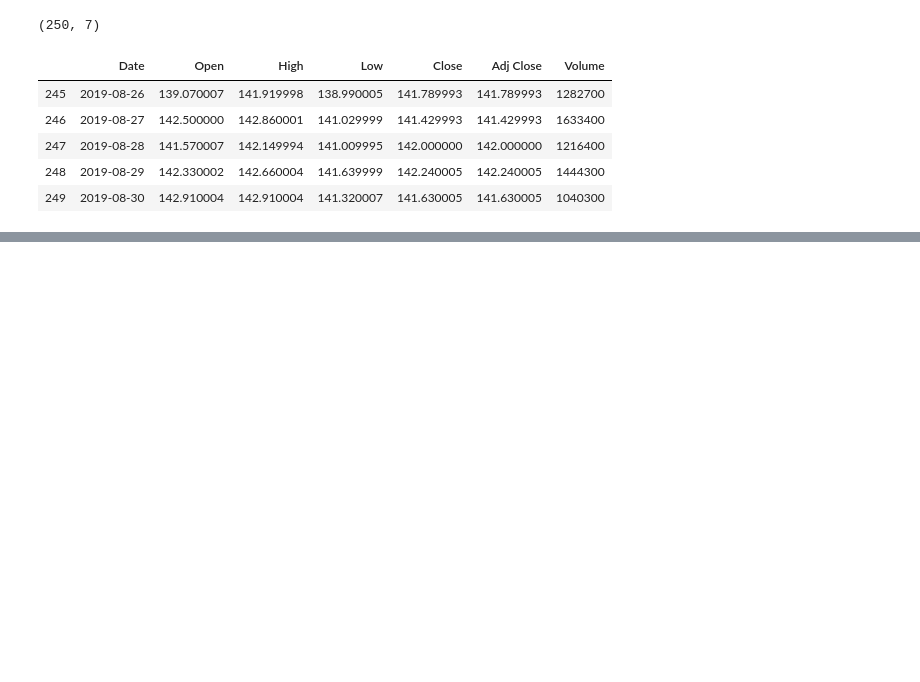
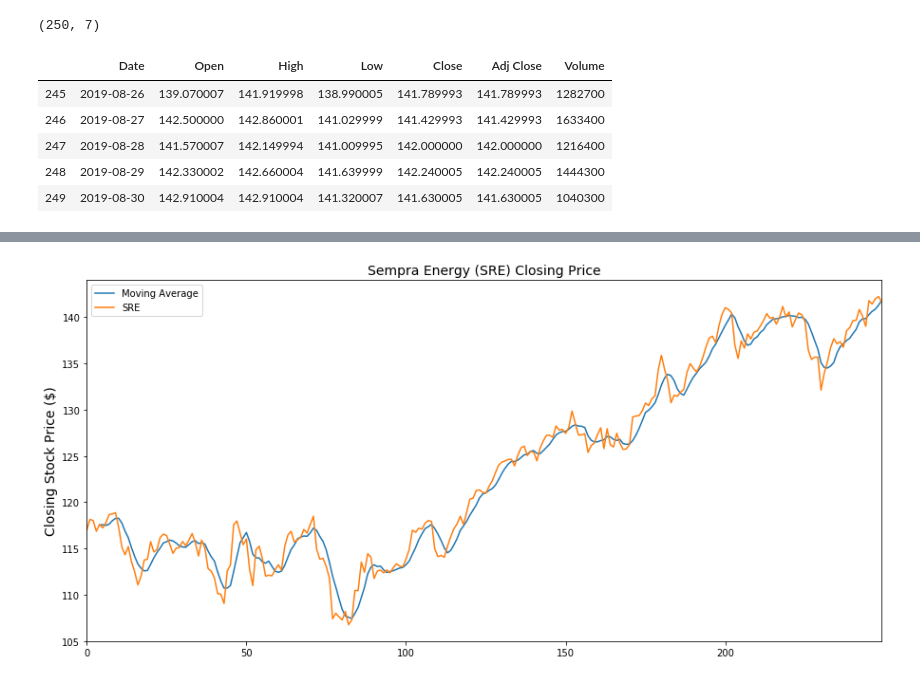
Before and after one commit to grantaguinaldo/ml_apps, a Jupyter notebook: finance/finance_forecast.ipynb, the cells around one changed output, grey strips where cells are left out. Saved outputs shown, nothing was run; the diff lists cells and outputs as text; code cells hidden in the pictures; blank space fills up the shorter version.

```diff
--- a/finance/finance_forecast.ipynb
+++ b/finance/finance_forecast.ipynb
@@ -28,0 +44,2 @@ df1.tail()
+# %%
+df1['Date'] = pd.to_datetime(df1['Date'])
@@ -28,0 +61,3 @@ df1.tail()
+# %%
+close_price = df1['Close']
+mov_avg = close_price.rolling(window=5).mean()
@@ -28,0 +78,10 @@ df1.tail()
+# %%
+plt.figure(figsize=(15, 7))
+mov_avg.plot(label='Moving Average')
+df1['Close'].plot(label='SRE')
+plt.title('Sempra Energy (SRE) Closing Price', fontsize=14)
+plt.ylabel('Closing Stock Price ($)', fontsize=14)
+plt.legend()
+plt.show()
+# %% [output]
+[figure, added]
```
Also changed, not shown: parts of 3 cells of this notebook.
